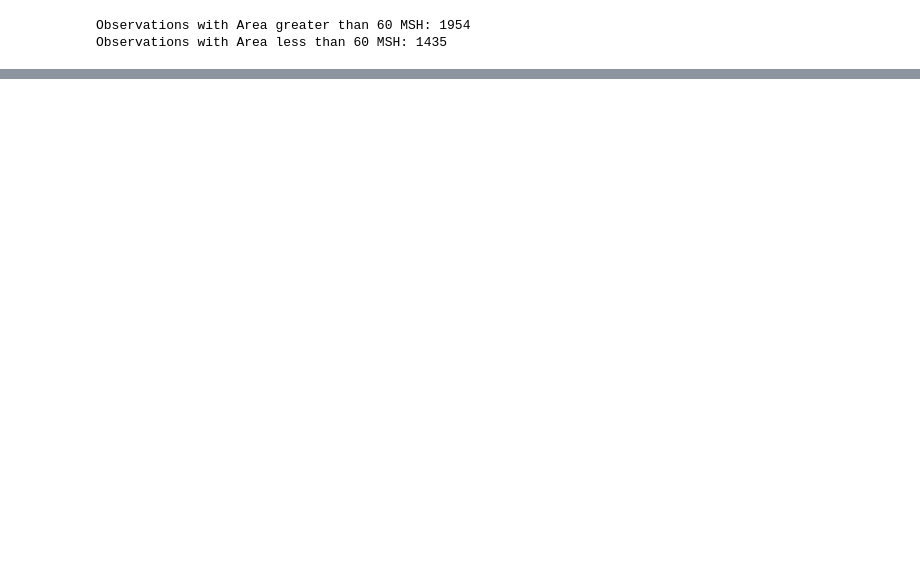
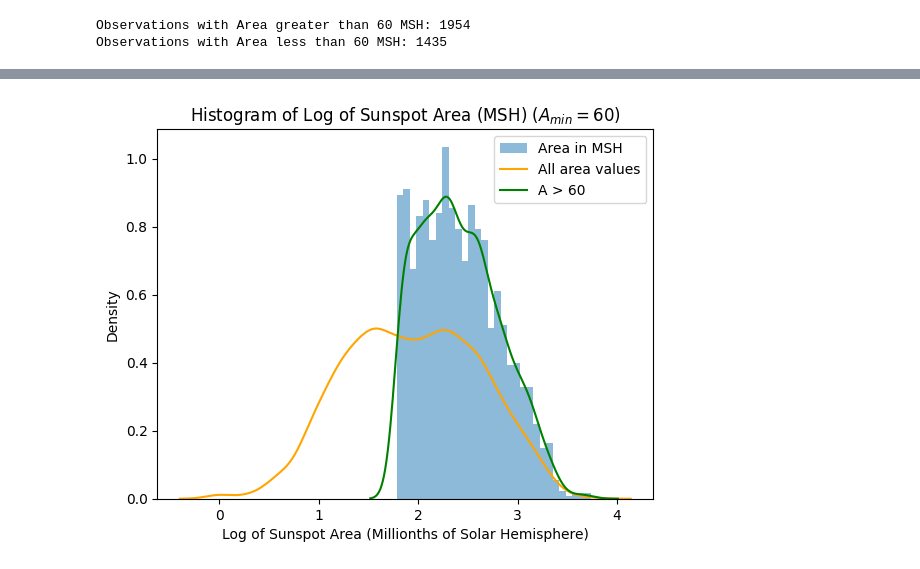
Before and after one commit to Raghuram-Veeramallu/Area-distribution-of-Sunspots, a Jupyter notebook: Project3_Group3_Data.ipynb, the cells around one changed output, grey strips where cells are left out. Cells and saved outputs as stored; diff of their text form; code cells hidden in the pictures; blank space fills up the shorter version.

```diff
--- a/Project3_Group3_Data.ipynb
+++ b/Project3_Group3_Data.ipynb
@@ -105,2 +134,14 @@ fig.show()
+# %%
+fig,ax = plt.subplots()
+ax.hist(logarea, bins=nbin, label='Area in MSH', density=True, alpha=0.5)
+ax.set_xlabel("Log of Sunspot Area (Millionths of Solar Hemisphere)")
+ax.set_ylabel("Density")
+ax.set_title(r'Histogram of Log of Sunspot Area (MSH) ($A_{min}=60$)')
+sns.kdeplot(logarea_whole, color='orange', label='All area values')
+sns.kdeplot(logarea, color='green', label=r'A > 60')
+ax.legend()
+fig.show()
+# %% [output]
+[figure, added]
 # %%
 #creating data set
```
Also changed, not shown: parts of 13 cells of this notebook.
